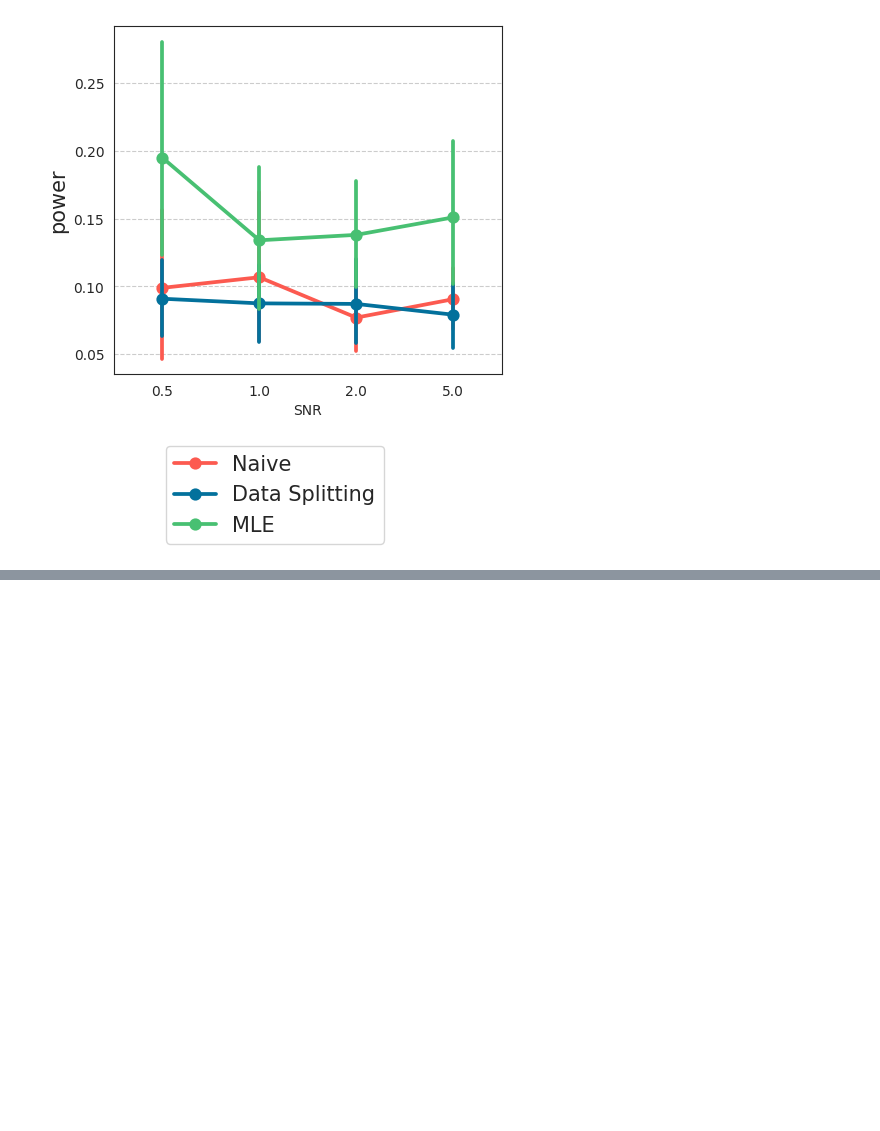
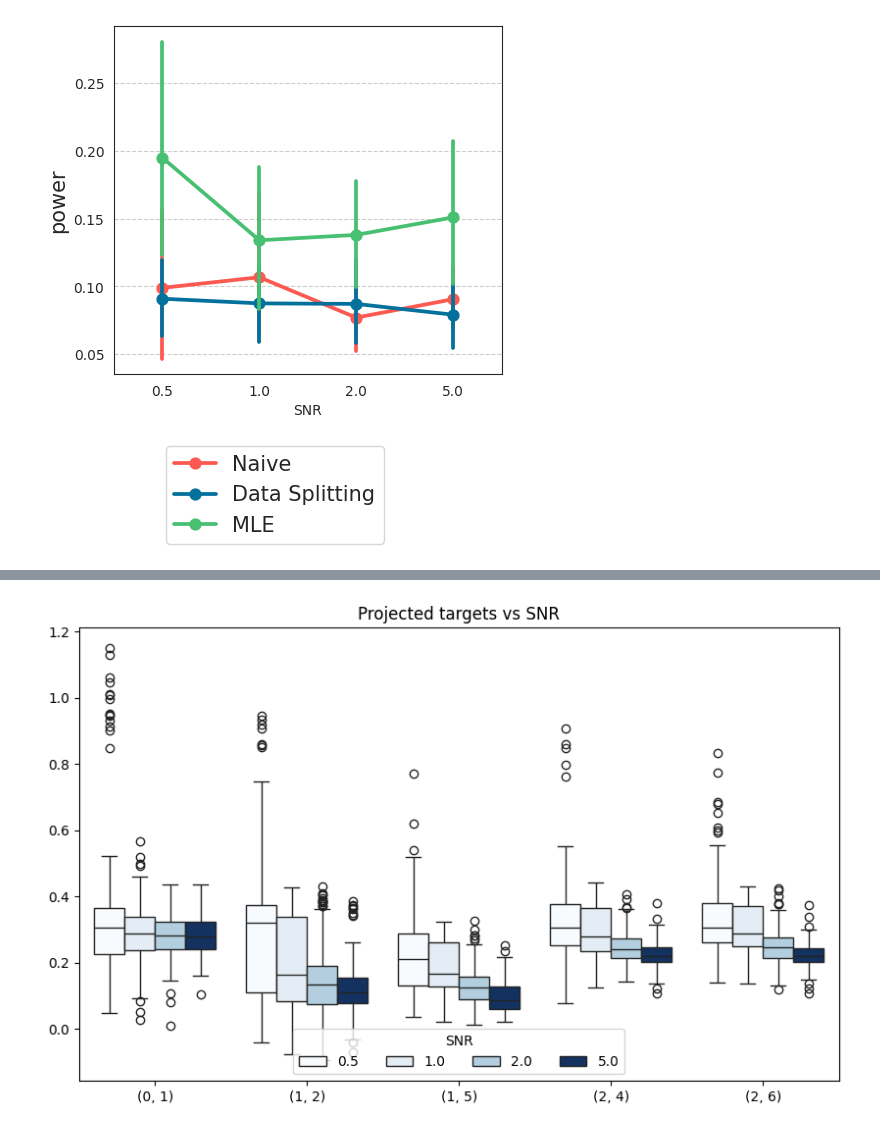
Before and after one commit to yiling-h/SI-Interaction, a Jupyter notebook: selectinf/Simulation/H1/Results/SNR/plotting_SNR.ipynb, the cells around one changed output, grey strips where cells are left out. Saved outputs shown, nothing was run; the diff lists cells and outputs as text; code cells hidden in the pictures; blank space fills up the shorter version.

```diff
--- a/selectinf/Simulation/H1/Results/SNR/plotting_SNR.ipynb
+++ b/selectinf/Simulation/H1/Results/SNR/plotting_SNR.ipynb
@@ -40,0 +63,2 @@ point_plot_multimetrics(oper_char_df=pd.DataFrame(oper_char),
+# %%
+targets_all = combine_lists(targets)
@@ -40,0 +69,4 @@ point_plot_multimetrics(oper_char_df=pd.DataFrame(oper_char),
+# %%
+plot_multi_targets(targets_all, xaxis="SNR")
+# %% [output]
+[figure, added]
```
Also changed, not shown: parts of 11 cells of this notebook, 4 other files.
